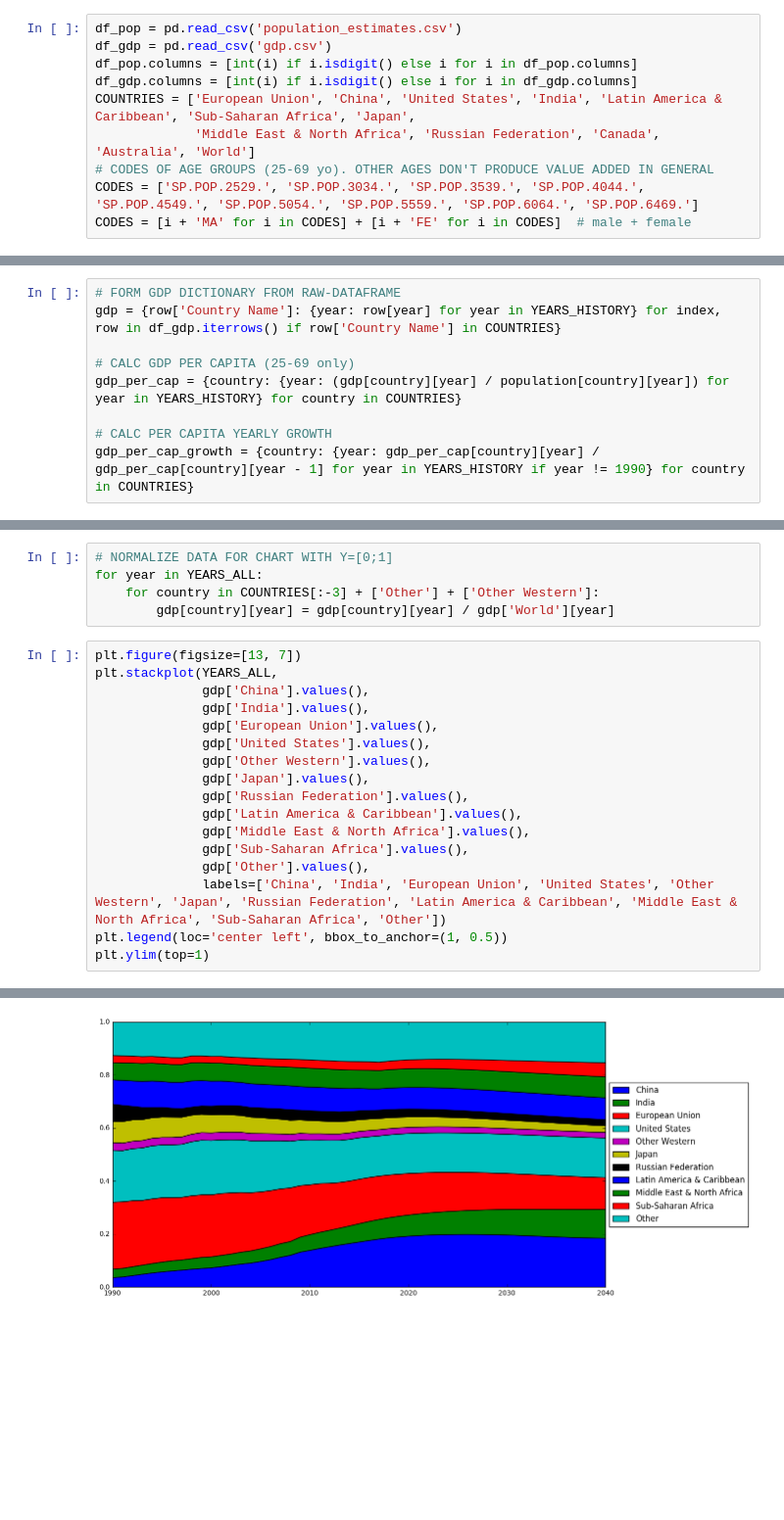
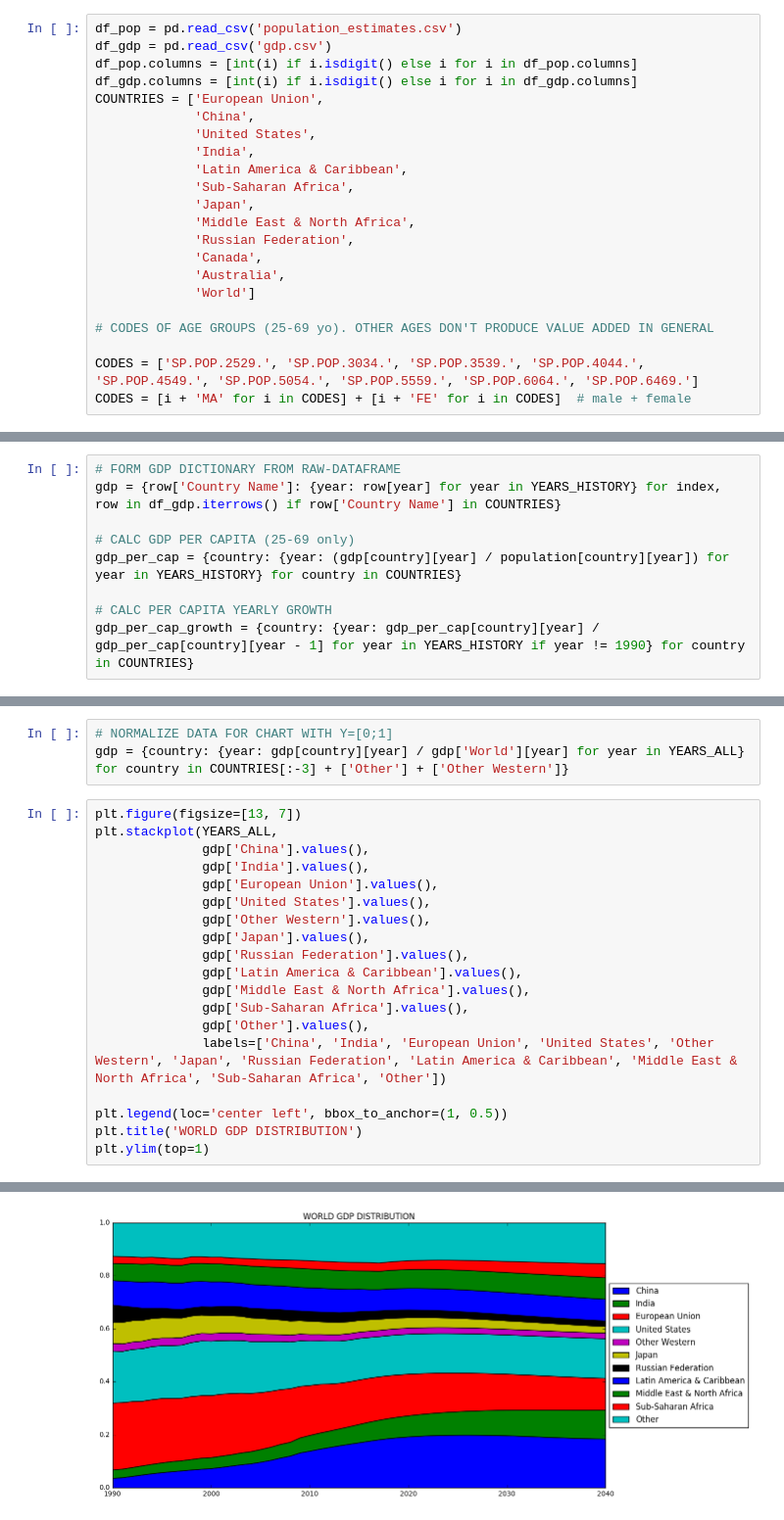
Before and after one commit to plaksivayatryapka/gdp_future, a Jupyter notebook: future.ipynb, the cells around one changed output, grey strips where cells are left out. Shown at 98% size. Saved outputs shown, nothing was run; the diff lists cells and outputs as text; blank space fills up the shorter version.

```diff
--- a/future.ipynb
+++ b/future.ipynb
@@ -11,9 +11,21 @@ df_pop = pd.read_csv('population_estimates.csv')
 df_gdp = pd.read_csv('gdp.csv')
 df_pop.columns = [int(i) if i.isdigit() else i for i in df_pop.columns]
 df_gdp.columns = [int(i) if i.isdigit() else i for i in df_gdp.columns]
-COUNTRIES = ['European Union', 'China', 'United States', 'India', 'Latin America & Caribbean', 'Sub-Saharan Africa', 'Japan',
-             'Middle East & North Africa', 'Russian Federation', 'Canada', 'Australia', 'World']
+COUNTRIES = ['European Union',
+             'China',
+             'United States',
+             'India',
+             'Latin America & Caribbean',
+             'Sub-Saharan Africa',
+             'Japan',
+             'Middle East & North Africa',
+             'Russian Federation',
+             'Canada',
+             'Australia',
+             'World']
+
 # CODES OF AGE GROUPS (25-69 yo). OTHER AGES DON'T PRODUCE VALUE ADDED IN GENERAL
+
 CODES = ['SP.POP.2529.', 'SP.POP.3034.', 'SP.POP.3539.', 'SP.POP.4044.', 'SP.POP.4549.', 'SP.POP.5054.', 'SP.POP.5559.', 'SP.POP.6064.', 'SP.POP.6469.']
 CODES = [i + 'MA' for i in CODES] + [i + 'FE' for i in CODES]  # male + female
 # %%
@@ -87,26 +109,26 @@ del gdp['Australia']
 del gdp['Canada']
 # %%
 # NORMALIZE DATA FOR CHART WITH Y=[0;1]
-for year in YEARS_ALL:
-    for country in COUNTRIES[:-3] + ['Other'] + ['Other Western']:
-        gdp[country][year] = gdp[country][year] / gdp['World'][year]
+gdp = {country: {year: gdp[country][year] / gdp['World'][year] for year in YEARS_ALL} for country in COUNTRIES[:-3] + ['Other'] + ['Other Western']}
 # %%
 plt.figure(figsize=[13, 7])
 plt.stackplot(YEARS_ALL,
               gdp['China'].values(),
               gdp['India'].values(),
               gdp['European Union'].values(),
               gdp['United States'].values(),
               gdp['Other Western'].values(),
               gdp['Japan'].values(),
               gdp['Russian Federation'].values(),
               gdp['Latin America & Caribbean'].values(),
               gdp['Middle East & North Africa'].values(),
               gdp['Sub-Saharan Africa'].values(),
               gdp['Other'].values(),
               labels=['China', 'India', 'European Union', 'United States', 'Other Western', 'Japan', 'Russian Federation', 'Latin America & Caribbean', 'Middle East & North Africa', 'Sub-Saharan Africa', 'Other'])
+
 plt.legend(loc='center left', bbox_to_anchor=(1, 0.5))
+plt.title('WORLD GDP DISTRIBUTION')
 plt.ylim(top=1)
 # %% [output]
 (0.0, 1)
-[figure, old version]
+[figure, new version]
```
Also changed, not shown: parts of 6 cells of this notebook.
